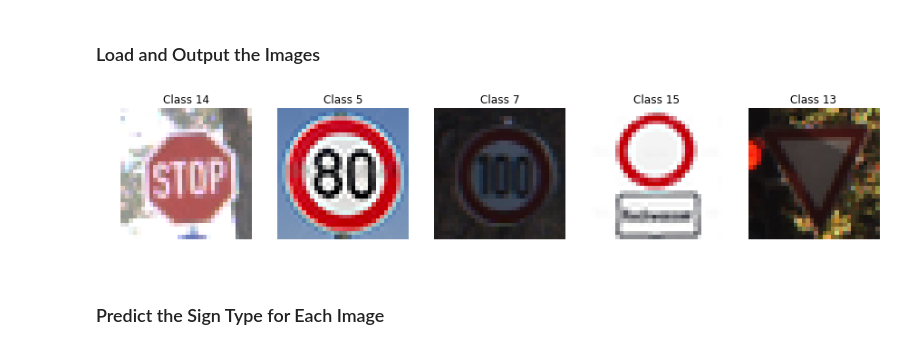
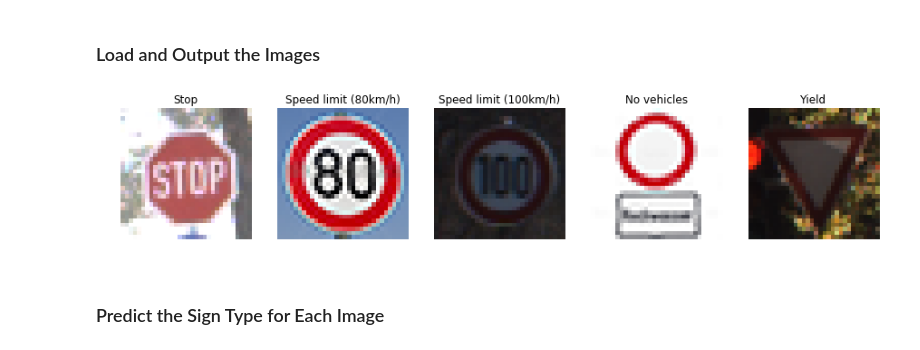
Before and after one commit to kaiulrich/kulrich_CarND-Traffic-Sign-Classifier-Project, a Jupyter notebook: Traffic_Sign_Classifier.ipynb, the cells around one changed output. Saved outputs shown, nothing was run; the diff lists cells and outputs as text; code cells hidden in the pictures.

```diff
--- a/Traffic_Sign_Classifier.ipynb
+++ b/Traffic_Sign_Classifier.ipynb
@@ -89,0 +92,4 @@ The [Matplotlib](http://matplotlib.org/) [examples](http://matplotlib.org/exampl
+# %%
+import pandas as pd
+dic = pd.read_csv('./signnames.csv').to_dict()
+signNames = dic['SignName']
@@ -174,9 +194,6 @@ from tensorflow.contrib.layers import flatten
 
 
 def LeNet(x):
-    # Arguments used for tf.truncated_normal, randomly defines variables for the weights and biases for each layer
-    mu = 0
-    sigma = 0.1
 
 
     # Layer 1: Convolutional. Input = 32x32x1. Output = 28x28x6.
@@ -258,3 +269,14 @@ learning_rate = 0.001
+# %%
+import tensorflow as tf
+
+EPOCHS = 30
+BATCH_SIZE = 300
+learning_rate = 0.001
+keep_prob_val = 0.75
+
+# Arguments used for tf.truncated_normal, randomly defines variables for the weights and biases for each layer
+mu = 0
+sigma = 0.2
 # %% [markdown]
 ### Features and Labels
 # %%
@@ -300,7 +322,7 @@ with tf.Session() as sess:
         for offset in range(0, num_examples, BATCH_SIZE):
             end = offset + BATCH_SIZE
             batch_x, batch_y = X_train[offset:end], y_train[offset:end]
-            sess.run(training_operation, feed_dict={x: batch_x, y: batch_y, keep_prob: 0.5})
+            sess.run(training_operation, feed_dict={x: batch_x, y: batch_y, keep_prob: keep_prob_val})
 
         if i%10 == 0 or EPOCHS <= 30:
             validation_accuracy = evaluate(X_valid, y_valid)
@@ -351,31 +373,31 @@ You may find `signnames.csv` useful as it contains mappings from the class id (i
 # %%
 ### Load the images and plot them here.
 ### Feel free to use as many code cells as needed.
 import matplotlib.image as mpimg
 
 imgs = ['stop.png', '80.png', '100.png', 'novehicles.png', 'yield.png']
 
 new_input_labels =[14, 5, 7, 15, 13]
 images = []
 new_input = []
 
 for imgname in imgs:
     image = mpimg.imread('images/' + imgname)
     images.append(image)
     normalized_image = preprozess(image)
     new_input.append(normalized_image)
 
 plt.figure(figsize=(15, 15))
 
 for i in range(len(new_input_labels)):
     plt.subplot(1, 5, i+1)
     plt.axis('off')
-    plt.title("Class {0}".format(new_input_labels[i]))
+    plt.title(signNames[new_input_labels[i]])
     plt.imshow(images[i])
 
 plt.show()
 # %% [output]
-[figure, old version]
+[figure, new version]
 # %% [markdown]
 ### Predict the Sign Type for Each Image
 # %%
```
Also changed, not shown: parts of 14 cells of this notebook.
